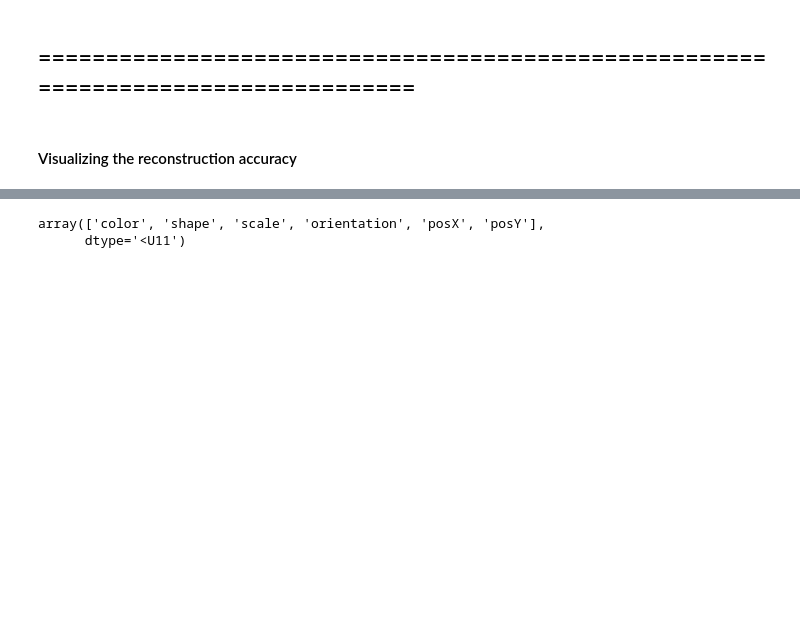
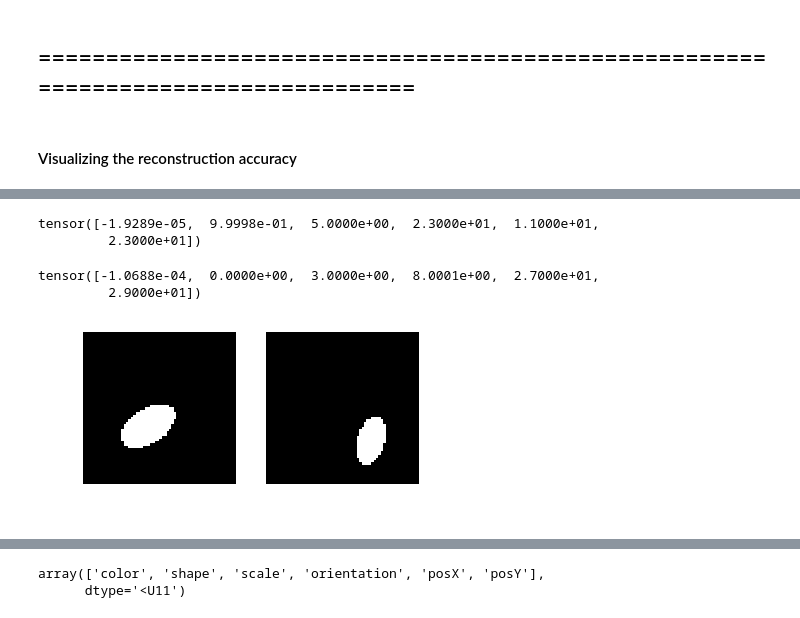
Before and after one commit to robertness/causalvae, a Jupyter notebook: causal_vae_dsprites.ipynb, the cells around one changed output, grey strips where cells are left out. Drawn from its saved outputs; the diff is of its cells as text; code cells hidden in the pictures; blank space fills up the shorter version.

```diff
--- a/causal_vae_dsprites.ipynb
+++ b/causal_vae_dsprites.ipynb
@@ -564,0 +526,64 @@ def latent_to_index(latents):
+# %%
+import warnings
+warnings.filterwarnings("ignore")
+
+xs, ys = next(data_iter)
+x = xs[0].reshape(1,-1).cuda()
+y = ys[0].reshape(1,-1).cuda()
+mu, sigma = vae.encoder.forward(x,vae.remap_y(y))
+mu = mu.cpu()
+sigma = sigma.cpu()
+recon_x1, y1, z1 = OldSCM(vae, mu, sigma)
+print(y1)
+# %% [output]
+tensor([-1.9289e-05,  9.9998e-01,  5.0000e+00,  2.3000e+01,  1.1000e+01,
+         2.3000e+01])
+# %%
+from pyro.infer.importance import Importance
+from pyro.infer.mcmc import MCMC
+from pyro.infer.mcmc.nuts import HMC
+from pyro.infer import SVI
+
+intervened_model = pyro.do(OldSCM, data={"Y_shape": torch.tensor(0.)})
+conditioned_model = pyro.condition(OldSCM, data={
+    "X": recon_x1,
+#     "Z": z1,
+    "Y_color":y1[0],
+    "Y_shape": y1[1],
+    "Y_scale": y1[2],
+    "Y_orientation": y1[3],
+    "Y_posX": y1[4],
+    "Y_posY": y1[5]
+   })
+
+#  change to svi
+posterior = pyro.infer.Importance(conditioned_model, num_samples = 100)
+posterior.run(vae, mu, sigma)
+
+result = []
+for i in range(500):
+  trace = posterior()
+  x = trace.nodes['Nx']['value']
+  ny_shape = trace.nodes['Ny_shape']['value']
+  ny_scale = trace.nodes['Ny_scale']['value']
+  ny_orientation = trace.nodes['Ny_orientation']['value']
+  ny_posX = trace.nodes['Ny_posX']['value']
+  ny_posY = trace.nodes['Ny_posY']['value']
+  z = trace.nodes['Nz']['value']
+  con_obj = pyro.condition(intervened_model, data = {
+      "Nx": x,
+      "Ny_shape": ny_shape,
+      "Ny_scale": ny_scale,
+      "Ny_orientation": ny_orientation,
+      "Ny_posX": ny_posX,
+      "Ny_posY": ny_posY,
+      "Nz": z
+  })
+
+recon_x2,y2,z2 = con_obj(vae, mu, sigma)
+print(y2)
+recon_check(recon_x1.reshape(-1, 64, 64)[0], recon_x2.reshape(-1, 64, 64)[0])
+# %% [output]
+tensor([-1.0688e-04,  0.0000e+00,  3.0000e+00,  8.0001e+00,  2.7000e+01,
+         2.9000e+01])
+[figure, added]
```
Also changed, not shown: parts of 29 cells of this notebook.
